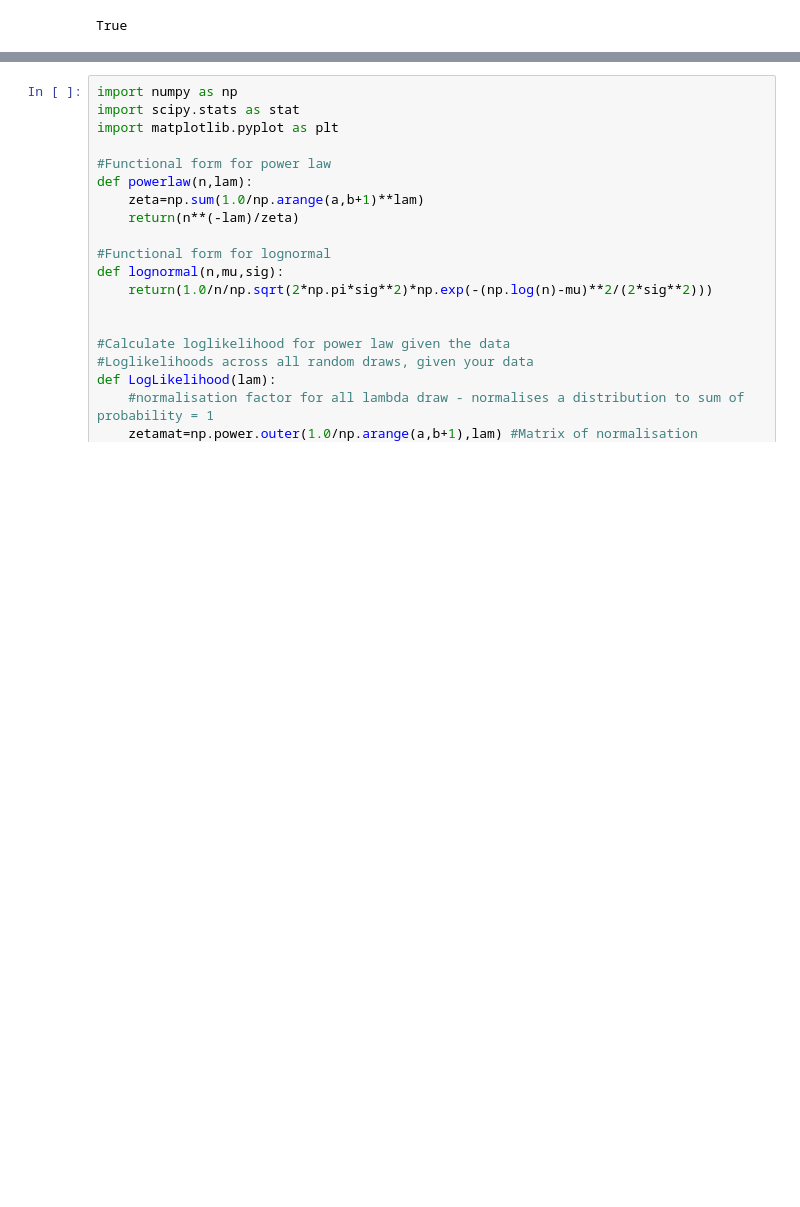
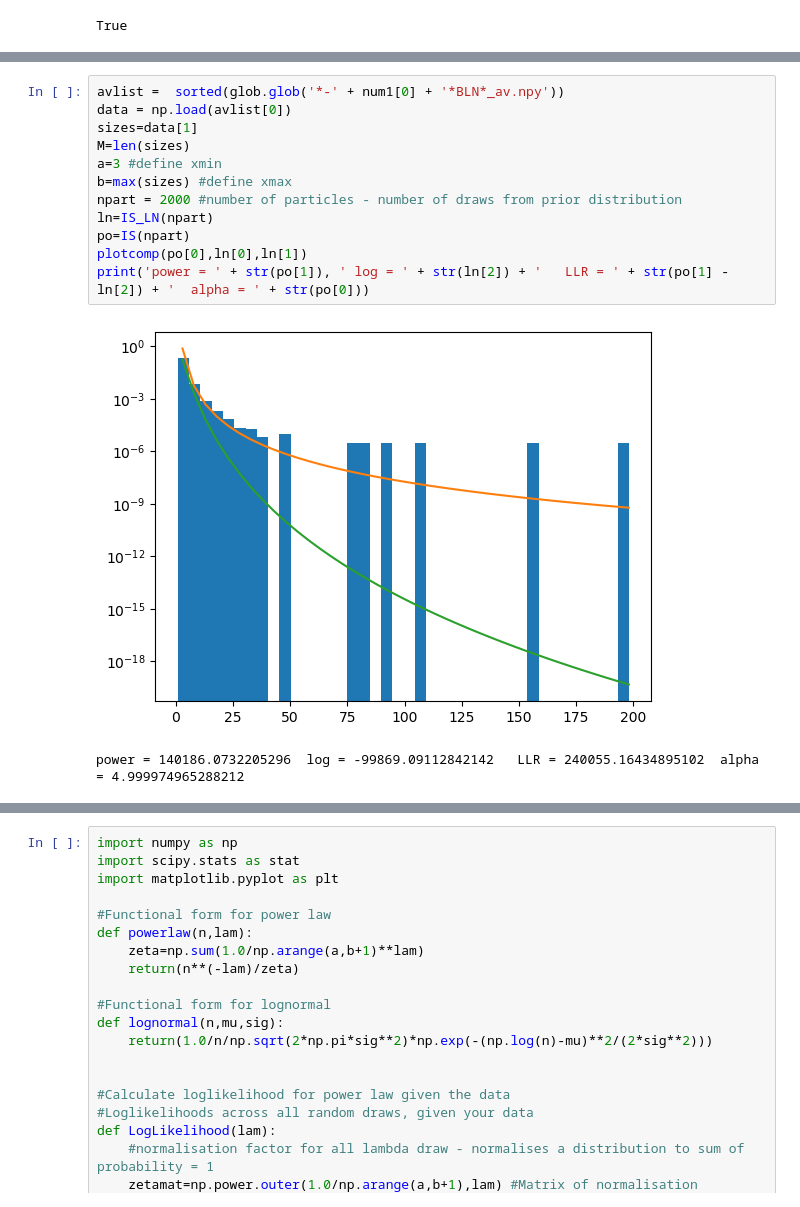
Before and after one commit to dafishcode/suite2p_analysis_py, a Jupyter notebook: Misc1.ipynb, the cells around one changed output, grey strips where cells are left out. Drawn from its saved outputs; the diff is of its cells as text; blank space fills up the shorter version.

```diff
--- a/Misc1.ipynb
+++ b/Misc1.ipynb
@@ -91,2 +137,17 @@ num1
+# %%
+avlist =  sorted(glob.glob('*-' + num1[0] + '*BLN*_av.npy'))
+data = np.load(avlist[0])
+sizes=data[1]
+M=len(sizes)
+a=3 #define xmin
+b=max(sizes) #define xmax
+npart = 2000 #number of particles - number of draws from prior distribution
+ln=IS_LN(npart)
+po=IS(npart)
+plotcomp(po[0],ln[0],ln[1])
+print('power = ' + str(po[1]), ' log = ' + str(ln[2]) + '   LLR = ' + str(po[1] - ln[2]) + '  alpha = ' + str(po[0]))
+# %% [output]
+[figure, added]
+power = 140186.0732205296  log = -99869.09112842142   LLR = 240055.16434895102  alpha = 4.999974965288212
 # %%
 for i in num1:
```
Also changed, not shown: parts of 13 cells of this notebook, 6 other files.
